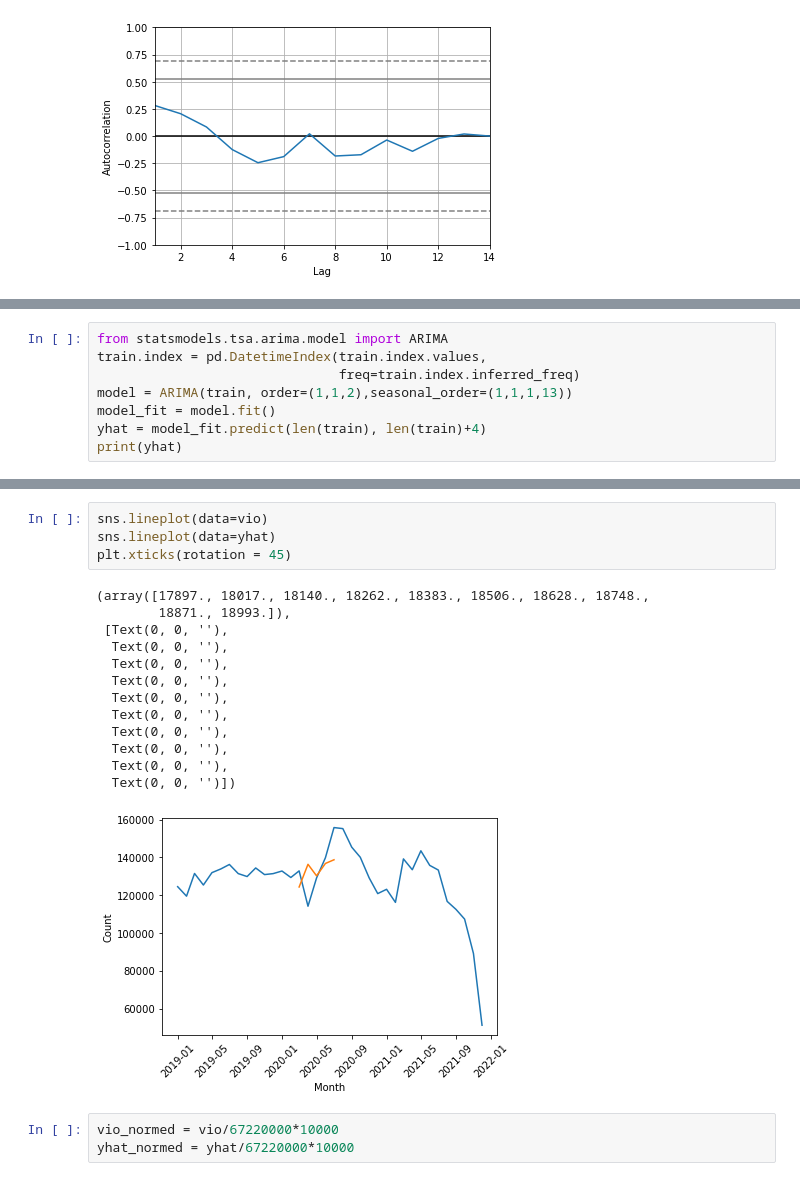
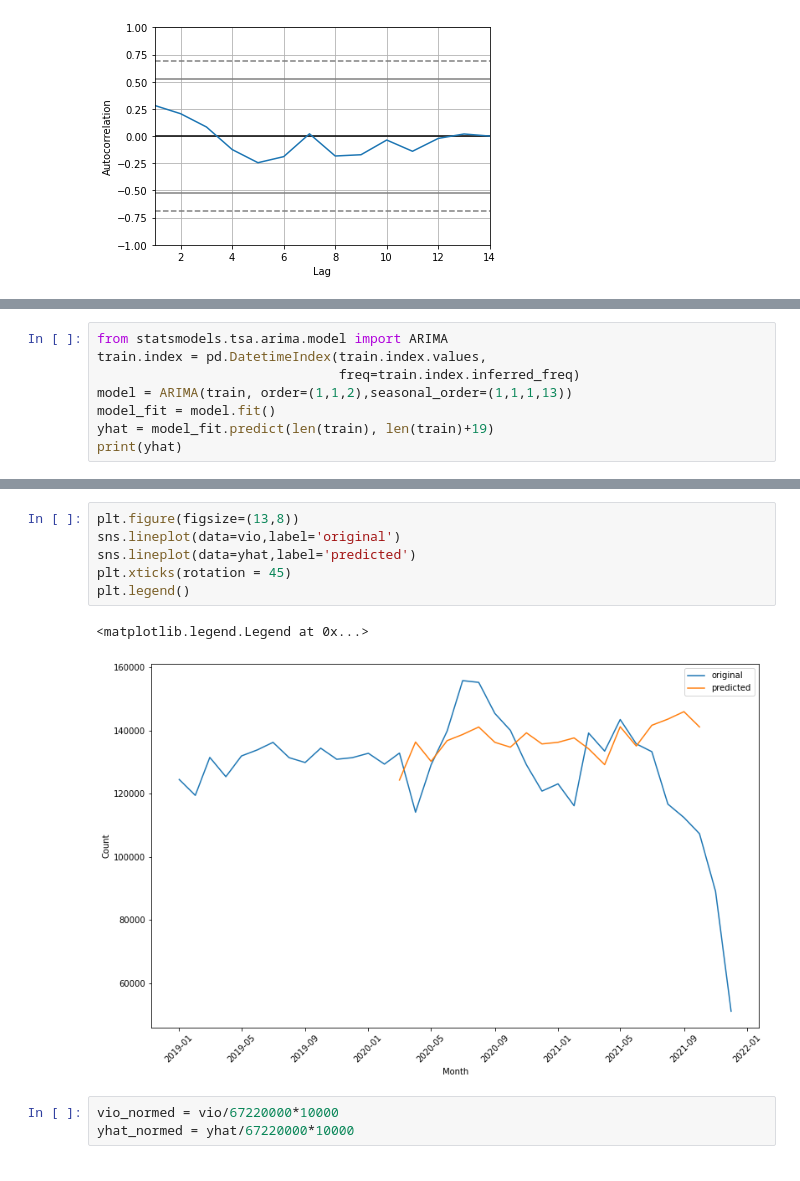
Before and after one commit to elliot-linsey/QMUL, a Jupyter notebook: EOY Project/Untitled Folder/ARIMA.ipynb, the cells around one changed output, grey strips where cells are left out. Cells and saved outputs as stored; diff of their text form.

```diff
--- a/EOY Project/Untitled Folder/ARIMA.ipynb
+++ b/EOY Project/Untitled Folder/ARIMA.ipynb
@@ -140,7 +140,7 @@ train.index = pd.DatetimeIndex(train.index.values,
                                freq=train.index.inferred_freq)
 model = ARIMA(train, order=(1,1,2),seasonal_order=(1,1,1,13))
 model_fit = model.fit()
-yhat = model_fit.predict(len(train), len(train)+4)
+yhat = model_fit.predict(len(train), len(train)+19)
 print(yhat)
 # %% [output]
 2020-03-01    124354.0
@@ -151,22 +162,13 @@ print(yhat)
 Freq: MS, Name: predicted_mean, dtype: float64
 # %%
-sns.lineplot(data=vio)
-sns.lineplot(data=yhat)
+plt.figure(figsize=(13,8))
+sns.lineplot(data=vio,label='original')
+sns.lineplot(data=yhat,label='predicted')
 plt.xticks(rotation = 45)
+plt.legend()
 # %% [output]
-(array([17897., 18017., 18140., 18262., 18383., 18506., 18628., 18748.,
-        18871., 18993.]),
- [Text(0, 0, ''),
-  Text(0, 0, ''),
-  Text(0, 0, ''),
-  Text(0, 0, ''),
-  Text(0, 0, ''),
-  Text(0, 0, ''),
-  Text(0, 0, ''),
-  Text(0, 0, ''),
-  Text(0, 0, ''),
-  Text(0, 0, '')])
+<matplotlib.legend.Legend at 0x...>
-[figure, old version]
+[figure, new version]
 # %%
 vio_normed = vio/67220000*10000
 yhat_normed = yhat/67220000*10000
```
Also changed, not shown: parts of 2 cells of this notebook, 1 other file.
